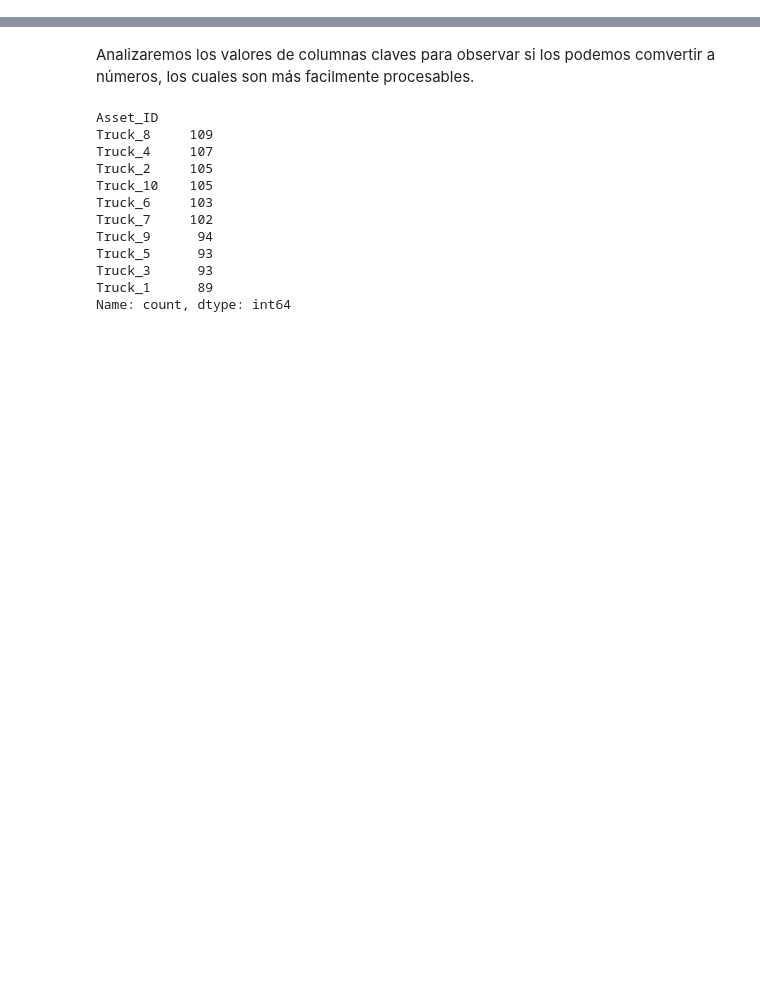
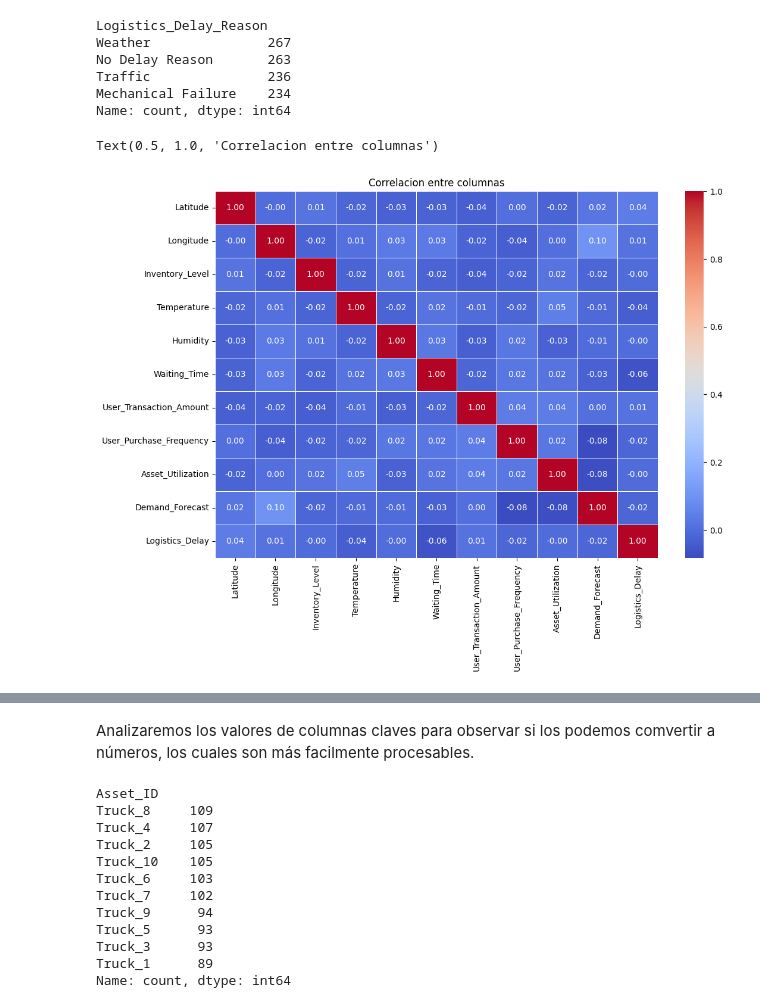
Before and after one commit to Vasco2510/CA2_PriceCalculator, a Jupyter notebook: abel_exploration.ipynb, the cells around one changed output, grey strips where cells are left out. Cells and saved outputs as stored; diff of their text form; code cells hidden in the pictures; blank space fills up the shorter version.

```diff
--- a/abel_exploration.ipynb
+++ b/abel_exploration.ipynb
@@ -55,0 +120,23 @@ memory usage: 125.1+ KB
+# %%
+df["Traffic_Status"].value_counts()
+df["Logistics_Delay_Reason"].value_counts()
+# %% [output]
+Logistics_Delay_Reason
+Weather               267
+No Delay Reason       263
+Traffic               236
+Mechanical Failure    234
+Name: count, dtype: int64
+# %%
+df_encoded= df.copy()
+df_numeric= df.select_dtypes(include=['number'])
+
+## Compute a correlation matrix
+corr_matrix =df_numeric.corr()
+
+plt.figure(figsize=(12,8))
+sns.heatmap(corr_matrix, annot=True, fmt=".2f", cmap="coolwarm", linewidths=0.5)
+plt.title("Correlacion entre columnas")
+# %% [output]
+Text(0.5, 1.0, 'Correlacion entre columnas')
+[figure, added]
```
Also changed, not shown: parts of 21 cells of this notebook.
